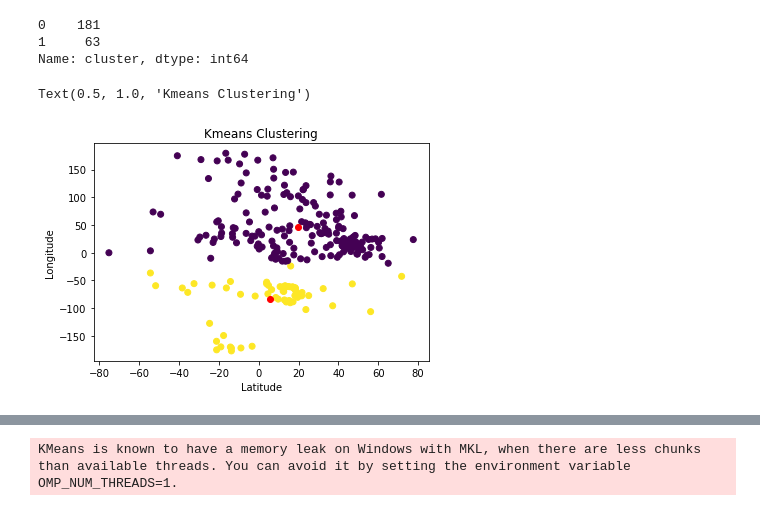
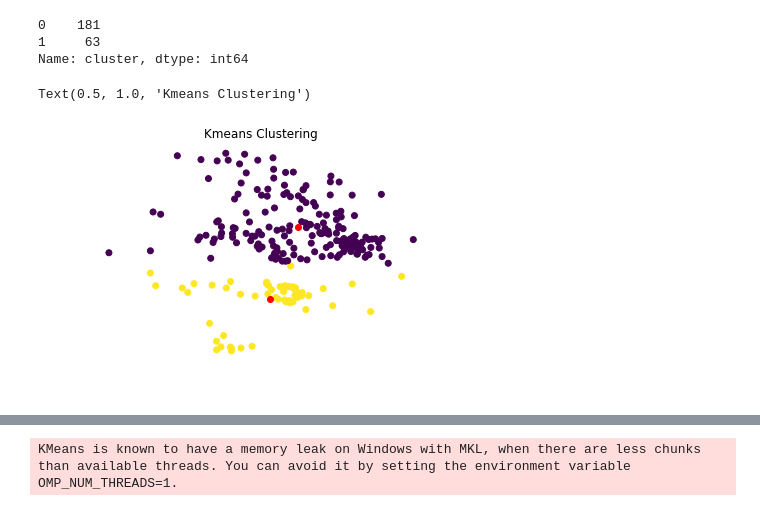
Before and after one commit to Umarocks/ML-Learn, a Jupyter notebook: Kmeans Implementation On Countries dataset.ipynb, the cells around one changed output, grey strips where cells are left out. Cells and saved outputs as stored; diff of their text form; code cells hidden in the pictures.

```diff
--- a/Kmeans Implementation On Countries dataset.ipynb
+++ b/Kmeans Implementation On Countries dataset.ipynb
@@ -3,7 +3,7 @@ import numpy as np
 import pandas as pd
 from sklearn.cluster import KMeans
 # %%
-df= pd.read_csv("countries.csv")
+df= pd.read_csv("./Datasets/countries.csv")
 df
 # %% [output]
 |  | country_code | latitude | longitude | country | usa_state_code | usa_state_latitude | usa_state_longitude | ... |
@@ -156,15 +156,21 @@ data_with_cluster.cluster.value_counts()
 1     63
 Name: cluster, dtype: int64
 # %%
+params = {"ytick.color" : "w",
+          "xtick.color" : "w",
+          "axes.labelcolor" : "w",
+          "axes.edgecolor" : "w"}
+plt.rcParams.update(params)
+
 plt.scatter(data_with_cluster['latitude'],data_with_cluster['longitude'], c = data_with_cluster['cluster'])
 plt.scatter(x = cluster_center[: , 0] , y =  cluster_center[: , 1] , c = 'red' )
 df.iloc[:, 3]
 plt.xlabel('Latitude')
 plt.ylabel('Longitude')
 plt.title('Kmeans Clustering')
 # %% [output]
 Text(0.5, 1.0, 'Kmeans Clustering')
-[figure, old version]
+[figure, new version]
 # %%
 #centroid in different color
 #kmeans on new dataset
```
Also changed, not shown: parts of 2 cells of this notebook, 6 other files.
